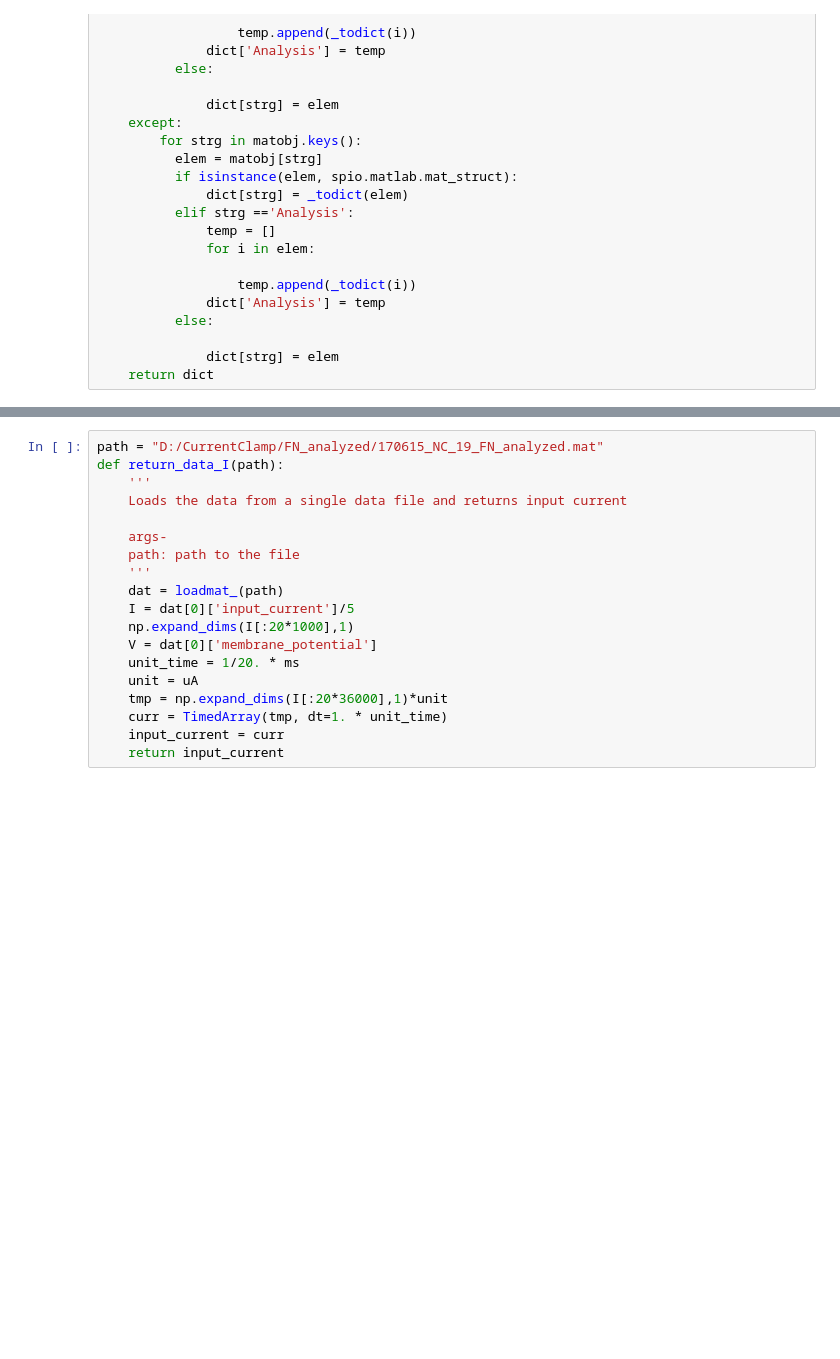
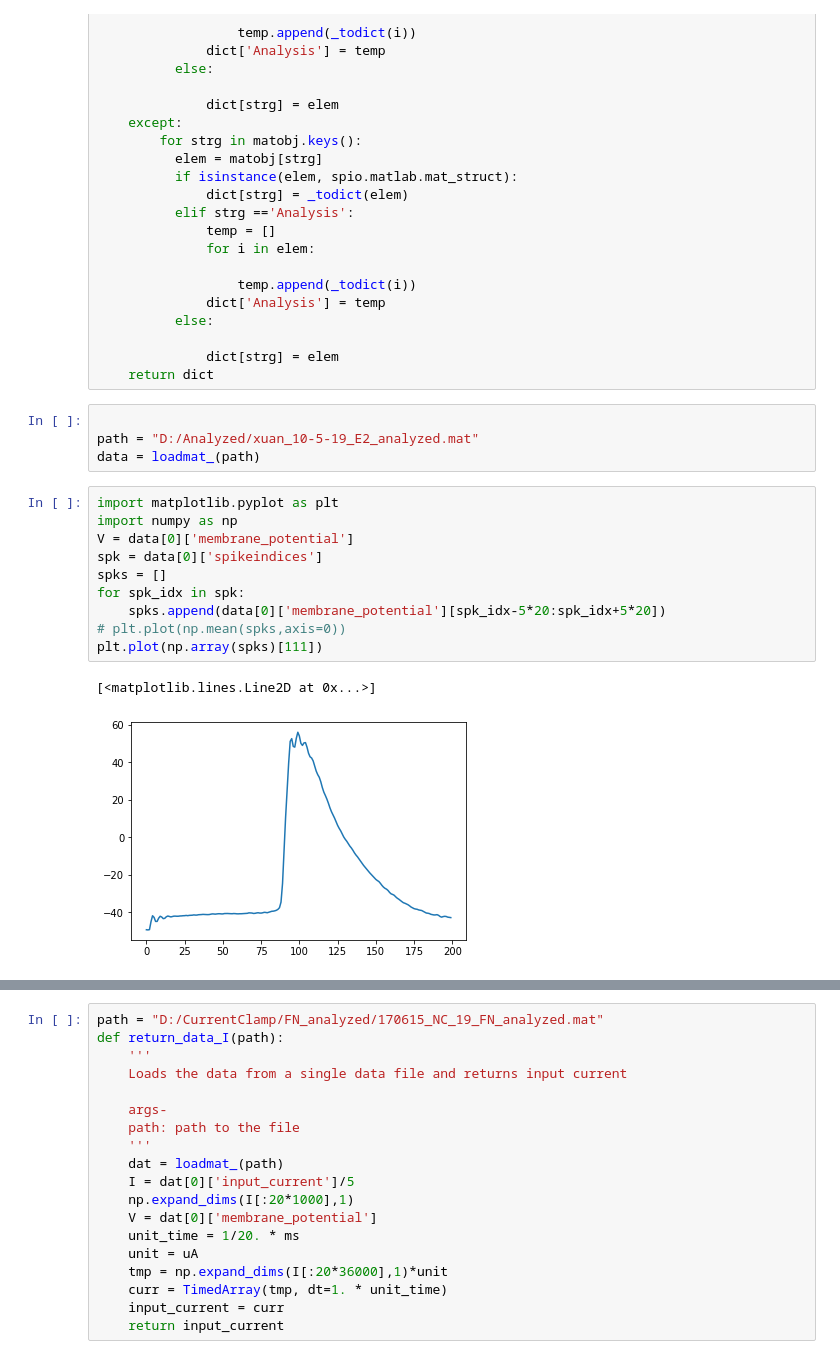
Before and after one commit to Nishant-codex/single_neuron_models, a Jupyter notebook: Morris_lecar.ipynb, the cells around one changed output, grey strips where cells are left out. Cells and saved outputs as stored; diff of their text form; blank space fills up the shorter version.

```diff
--- a/Morris_lecar.ipynb
+++ b/Morris_lecar.ipynb
@@ -488,3 +488,20 @@ def _todict(matobj):
 
               dict[strg] = elem
     return dict
+# %%
+
+path = "D:/Analyzed/xuan_10-5-19_E2_analyzed.mat"
+data = loadmat_(path)
+# %%
+import matplotlib.pyplot as plt
+import numpy as np
+V = data[0]['membrane_potential']
+spk = data[0]['spikeindices']
+spks = []
+for spk_idx in spk:
+    spks.append(data[0]['membrane_potential'][spk_idx-5*20:spk_idx+5*20])
+# plt.plot(np.mean(spks,axis=0))
+plt.plot(np.array(spks)[111])
+# %% [output]
+[<matplotlib.lines.Line2D at 0x...>]
+[figure, added]
```
Also changed, not shown: parts of 2 cells of this notebook, 2 other files.
